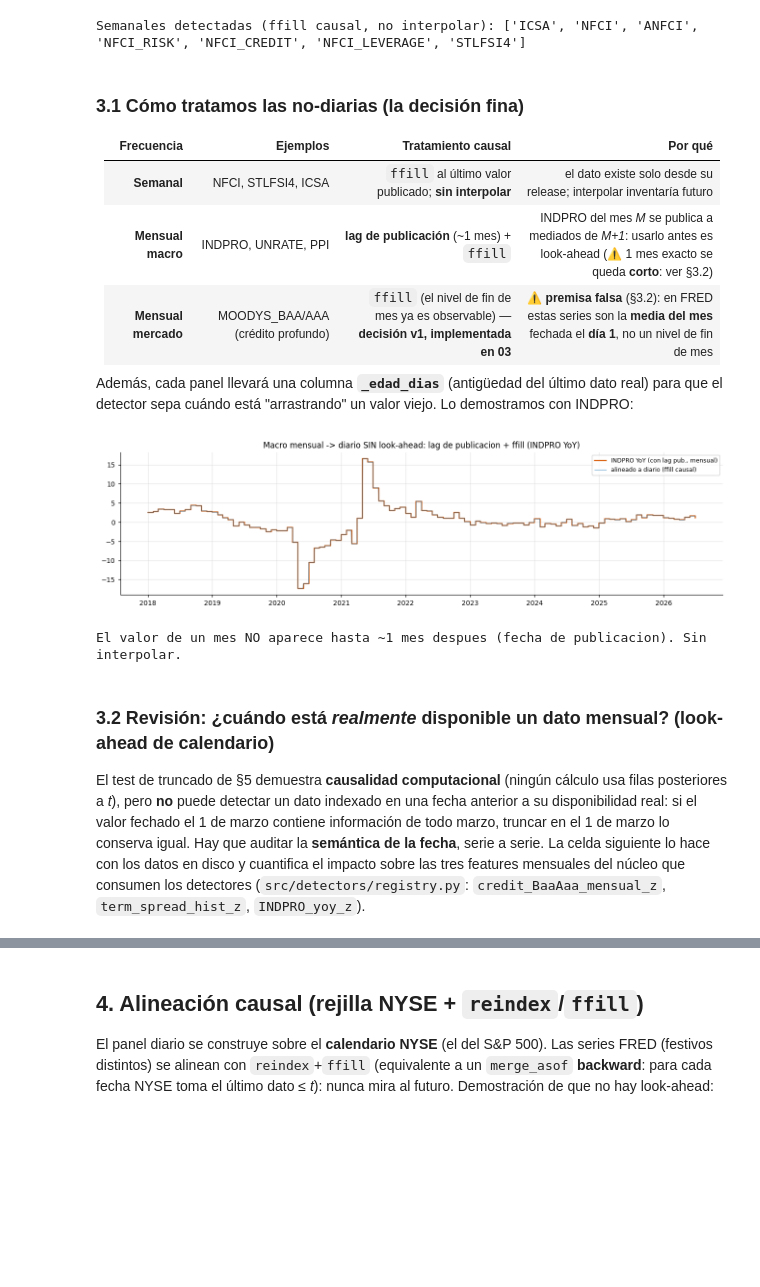
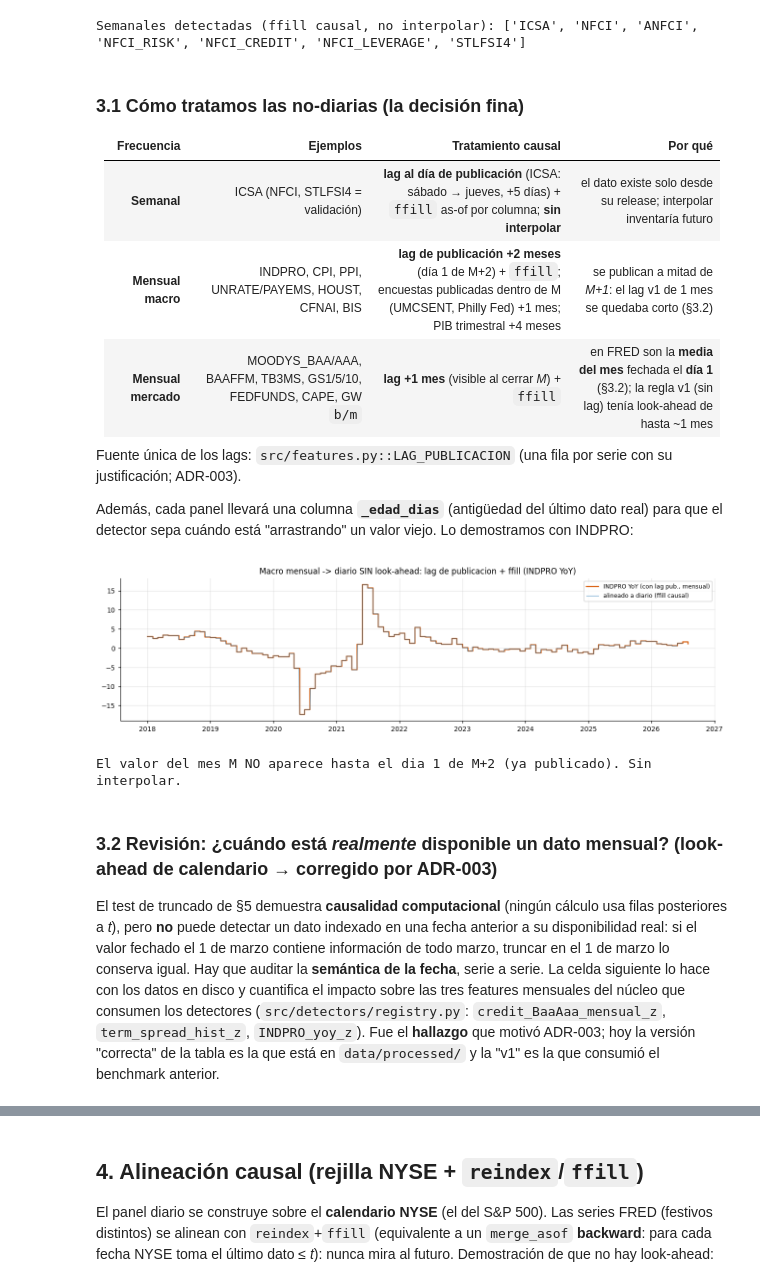
Before and after one commit to Romequinco/PRUEBAS_DETECCION_REGIMENES_DE_MERCADO_TFM, a Jupyter notebook: notebooks/02_diseno_preprocesado.ipynb, the cells around one changed output, grey strips where cells are left out. Saved outputs shown, nothing was run; the diff lists cells and outputs as text; code cells hidden in the pictures; blank space fills up the shorter version.

```diff
--- a/notebooks/02_diseno_preprocesado.ipynb
+++ b/notebooks/02_diseno_preprocesado.ipynb
@@ -260,31 +262,33 @@ Semanales detectadas (ffill causal, no interpolar): ['ICSA', 'NFCI', 'ANFCI', 'N
 
 | Frecuencia | Ejemplos | Tratamiento causal | Por qué |
 |---|---|---|---|
-| **Semanal** | NFCI, STLFSI4, ICSA | `ffill` al último valor publicado; **sin interpolar** | el dato existe solo desde su release; interpolar inventaría futuro |
-| **Mensual macro** | INDPRO, UNRATE, PPI | **lag de publicación** (~1 mes) + `ffill` | INDPRO del mes *M* se publica a mediados de *M+1*: usarlo antes es look-ahead (⚠️ 1 mes exacto se queda **corto**: ver §3.2) |
-| **Mensual mercado** | MOODYS_BAA/AAA (crédito profundo) | `ffill` (el nivel de fin de mes ya es observable) — **decisión v1, implementada en 03** | ⚠️ **premisa falsa** (§3.2): en FRED estas series son la **media del mes** fechada el **día 1**, no un nivel de fin de mes |
+| **Semanal** | ICSA (NFCI, STLFSI4 = validación) | **lag al día de publicación** (ICSA: sábado → jueves, +5 días) + `ffill` as-of por columna; **sin interpolar** | el dato existe solo desde su release; interpolar inventaría futuro |
+| **Mensual macro** | INDPRO, CPI, PPI, UNRATE/PAYEMS, HOUST, CFNAI, BIS | **lag de publicación +2 meses** (día 1 de M+2) + `ffill`; encuestas publicadas dentro de M (UMCSENT, Philly Fed) +1 mes; PIB trimestral +4 meses | se publican a mitad de *M+1*: el lag v1 de 1 mes se quedaba corto (§3.2) |
+| **Mensual mercado** | MOODYS_BAA/AAA, BAAFFM, TB3MS, GS1/5/10, FEDFUNDS, CAPE, GW `b/m` | **lag +1 mes** (visible al cerrar *M*) + `ffill` | en FRED son la **media del mes** fechada el **día 1** (§3.2); la regla v1 (sin lag) tenía look-ahead de hasta ~1 mes |
+
+Fuente única de los lags: `src/features.py::LAG_PUBLICACION` (una fila por serie con su justificación; ADR-003).
 
 Además, cada panel llevará una columna **`_edad_dias`** (antigüedad del último dato real) para que el
 detector sepa cuándo está "arrastrando" un valor viejo. Lo demostramos con INDPRO:
 # %%
 ip=tryload('INDPRO')
 if ip is not None:
     yoy=100*ip/ip.shift(12)-100                          # var interanual (mensual)
-    LAG=pd.DateOffset(months=1)                          # lag v1 (1 mes); §3.2: se queda ~2 semanas corto
+    LAG=ft.lag_de('INDPRO')                              # ADR-003: +2 meses (G.17 ~dia 15-17 de M+1)
     pub=yoy.copy(); pub.index=pub.index+LAG              # el dato solo existe desde su release
     grid=pd.bdate_range(pub.index.min(), '2026-06-30')   # rejilla diaria
     daily=pub.reindex(grid, method='ffill')              # ffill causal
     fig,ax=plt.subplots(figsize=(12,3.4))
     ax.step(pub.loc['2018':].index, pub.loc['2018':].values, where='post', color='#d95f0e', lw=1.6, label='INDPRO YoY (con lag pub., mensual)')
     ax.plot(daily.loc['2018':].index, daily.loc['2018':].values, color='#2c7fb8', lw=.8, alpha=.7, label='alineado a diario (ffill causal)')
     ax.set_title('Macro mensual -> diario SIN look-ahead: lag de publicacion + ffill (INDPRO YoY)')
     ax.legend(fontsize=8); plt.tight_layout(); plt.show()
-    print('El valor de un mes NO aparece hasta ~1 mes despues (fecha de publicacion). Sin interpolar.')
+    print('El valor del mes M NO aparece hasta el dia 1 de M+2 (ya publicado). Sin interpolar.')
 # %% [output]
-[figure, old version]
+[figure, new version]
-El valor de un mes NO aparece hasta ~1 mes despues (fecha de publicacion). Sin interpolar.
+El valor del mes M NO aparece hasta el dia 1 de M+2 (ya publicado). Sin interpolar.
 # %% [markdown]
-### 3.2 Revisión: ¿cuándo está *realmente* disponible un dato mensual? (look-ahead de calendario)
+### 3.2 Revisión: ¿cuándo está *realmente* disponible un dato mensual? (look-ahead de calendario → corregido por ADR-003)
 
 El test de truncado de §5 demuestra **causalidad computacional** (ningún cálculo usa filas posteriores a
 *t*), pero **no** puede detectar un dato indexado en una fecha anterior a su disponibilidad real: si el
@@ -292,6 +296,8 @@ valor fechado el 1 de marzo contiene información de todo marzo, truncar en el 1
 igual. Hay que auditar la **semántica de la fecha**, serie a serie. La celda siguiente lo hace con los
 datos en disco y cuantifica el impacto sobre las tres features mensuales del núcleo que consumen los
 detectores (`src/detectors/registry.py`: `credit_BaaAaa_mensual_z`, `term_spread_hist_z`, `INDPRO_yoy_z`).
+Fue el **hallazgo** que motivó ADR-003; hoy la versión "correcta" de la tabla es la que está en
+`data/processed/` y la "v1" es la que consumió el benchmark anterior.
 # %%
 # (a) ¿Las 'mensual mercado' son nivel de fin de mes o MEDIA del mes? Se comparan con sus diarias FRED.
 filas = []
```
Also changed, not shown: parts of 8 cells of this notebook, 11 other files.
